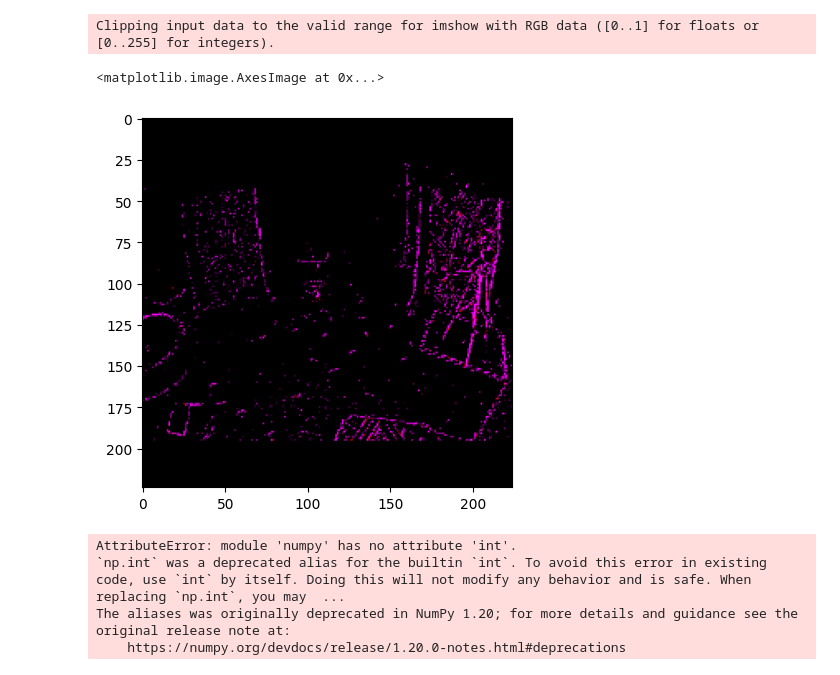
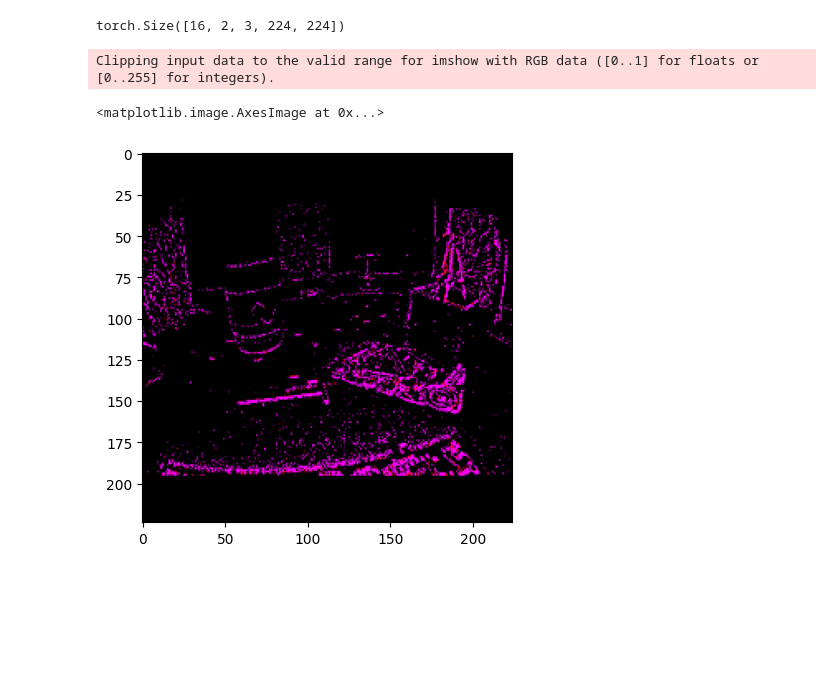
Before and after one commit to ucsd-hdsi-dvs/Events-ImageBind, a Jupyter notebook: test.ipynb, the cells around one changed output. Drawn from its saved outputs; the diff is of its cells as text; code cells hidden in the pictures; blank space fills up the shorter version.

Commit message:
mvsec

```diff
--- a/test.ipynb
+++ b/test.ipynb
@@ -699,17 +618,17 @@ tensor(2.2657)
 # %%
-plt.imshow(eventframes[0][2])
+plt.imshow(eventframes[0][0]/255)
-# %% [output]
-Clipping input data to the valid range for imshow with RGB data ([0..1] for floats or [0..255] for integers).
-<matplotlib.image.AxesImage at 0x...>
-[figure, removed]
-# %%
-events=data['events'][0]
-events=hot_pixel_filter(events)
-img=events_to_image_torch(events['x'],events['y'],events['polarity'])
-img=torch.stack([img,img,img],dim=0)
-img=resize_pad(img)
-# %% [output]
-AttributeError: module 'numpy' has no attribute 'int'.
-`np.int` was a deprecated alias for the builtin `int`. To avoid this error in existing code, use `int` by itself. Doing this will not modify any behavior and is safe. When replacing `np.int`, you may  ...
-The aliases was originally deprecated in NumPy 1.20; for more details and guidance see the original release note at:
-    https://numpy.org/devdocs/release/1.20.0-notes.html#deprecations
+# %%
+from datasets.MVSCEDataset import  MVSCEDataset
+dir='/tsukimi/datasets/MVSEC/event_chunks_10t'
+data=MVSCEDataset(mode='train',data_dir=dir)
+print(data[0][0].shape)
+# %% [output]
+torch.Size([16, 2, 3, 224, 224])
+# %%
+import matplotlib.pyplot as plt
+events=data[0][2]
+plt.imshow(events[0].permute(1,2,0)*255)
+# %% [output]
+Clipping input data to the valid range for imshow with RGB data ([0..1] for floats or [0..255] for integers).
+<matplotlib.image.AxesImage at 0x...>
+[figure, added]
```
Also changed, not shown: parts of 15 cells of this notebook, 3 other files.
